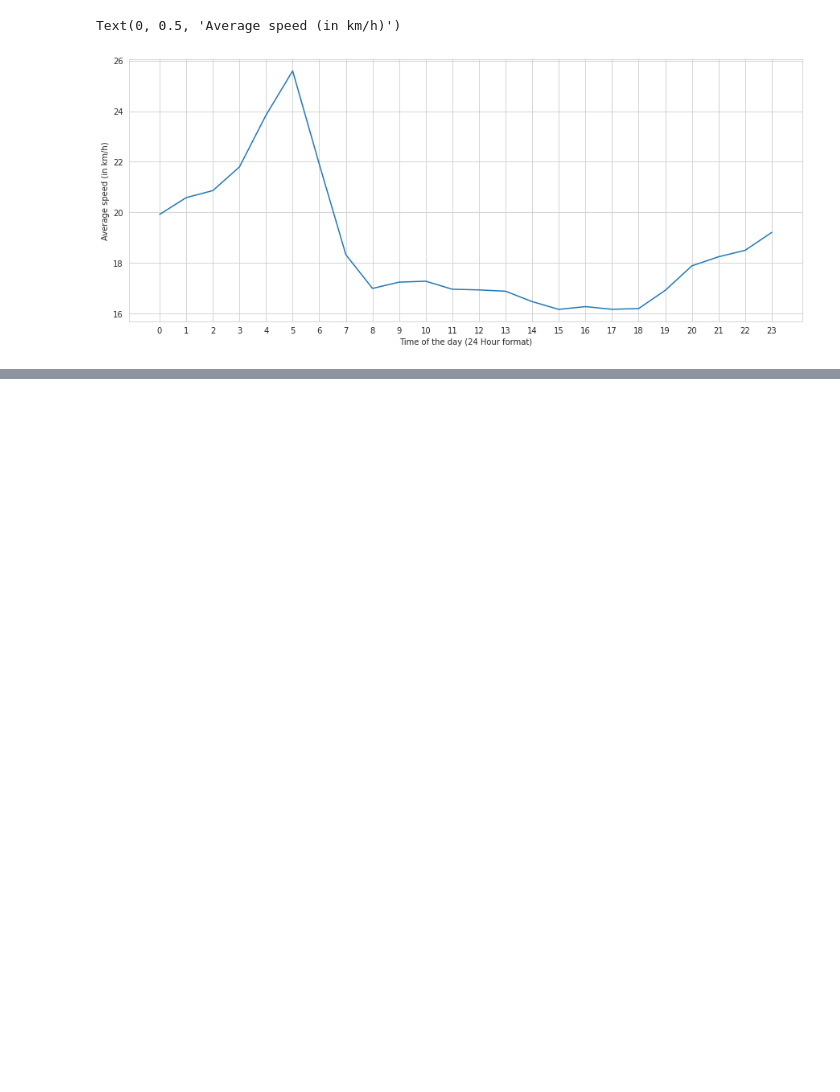
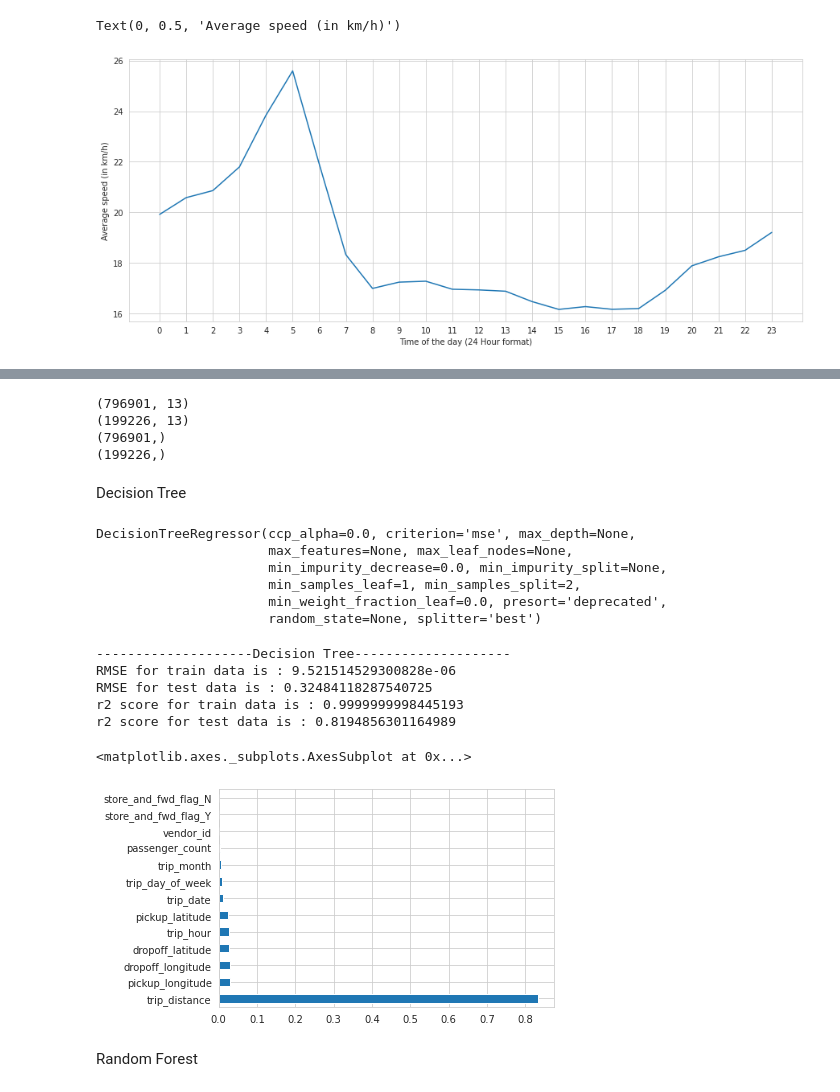
Before and after one commit to amolprabhu/NYC-Taxi-Duration-Prediction, a Jupyter notebook: NYC_Taxi_Capstone_Project.ipynb, the cells around one changed output, grey strips where cells are left out. Drawn from its saved outputs; the diff is of its cells as text; code cells hidden in the pictures; blank space fills up the shorter version.

```diff
--- a/NYC_Taxi_Capstone_Project.ipynb
+++ b/NYC_Taxi_Capstone_Project.ipynb
@@ -411,0 +455,10 @@ data.describe()
+# %%
+# Creating instances of different models
+dt = DecisionTreeRegressor()
+rf = RandomForestRegressor(n_estimators=50)
+gbr = GradientBoostingRegressor()
+xgr = XGBRegressor()
+# %%
+# Splitting the dataframe into independent and dependent variables
+X = final_df.iloc[:,:-1]
+y = final_df['log_duration']
@@ -411,0 +487,25 @@ data.describe()
+# %%
+# Dividing the independent and dependent variables into training and testing groups
+X_train,X_test,y_train,y_test = train_test_split(X, y, test_size = 0.2)
+# %%
+# Shape of each group
+print(X_train.shape)
+print(X_test.shape)
+print(y_train.shape)
+print(y_test.shape)
+# %% [output]
+(796901, 13)
+(199226, 13)
+(796901,)
+(199226,)
+# %% [markdown]
+Decision Tree
+# %%
+dt.fit(X_train,y_train)
+# %% [output]
+DecisionTreeRegressor(ccp_alpha=0.0, criterion='mse', max_depth=None,
+                      max_features=None, max_leaf_nodes=None,
+                      min_impurity_decrease=0.0, min_impurity_split=None,
+                      min_samples_leaf=1, min_samples_split=2,
+                      min_weight_fraction_leaf=0.0, presort='deprecated',
+                      random_state=None, splitter='best')
@@ -411,0 +515,20 @@ data.describe()
+# %%
+print('--'*10 + 'Decision Tree' + '--'*10)
+print(f'RMSE for train data is : {np.sqrt(mean_squared_error(y_train, dt_train_preds))}')
+print(f'RMSE for test data is : {np.sqrt(mean_squared_error(y_test, dt_preds))}')
+print(f'r2 score for train data is : {r2_score(y_train, dt_train_preds)}')
+print(f'r2 score for test data is : {r2_score(y_test, dt_preds)}')
+# %% [output]
+--------------------Decision Tree--------------------
+RMSE for train data is : 9.521514529300828e-06
+RMSE for test data is : 0.32484118287540725
+r2 score for train data is : 0.9999999998445193
+r2 score for test data is : 0.8194856301164989
+# %%
+feat_importances = pd.Series(dt.feature_importances_, index=X.columns)
+feat_importances.nlargest(20).plot(kind='barh')
+# %% [output]
+<matplotlib.axes._subplots.AxesSubplot at 0x...>
+[figure, added]
+# %% [markdown]
+Random Forest
```
Also changed, not shown: parts of 30 cells of this notebook.
